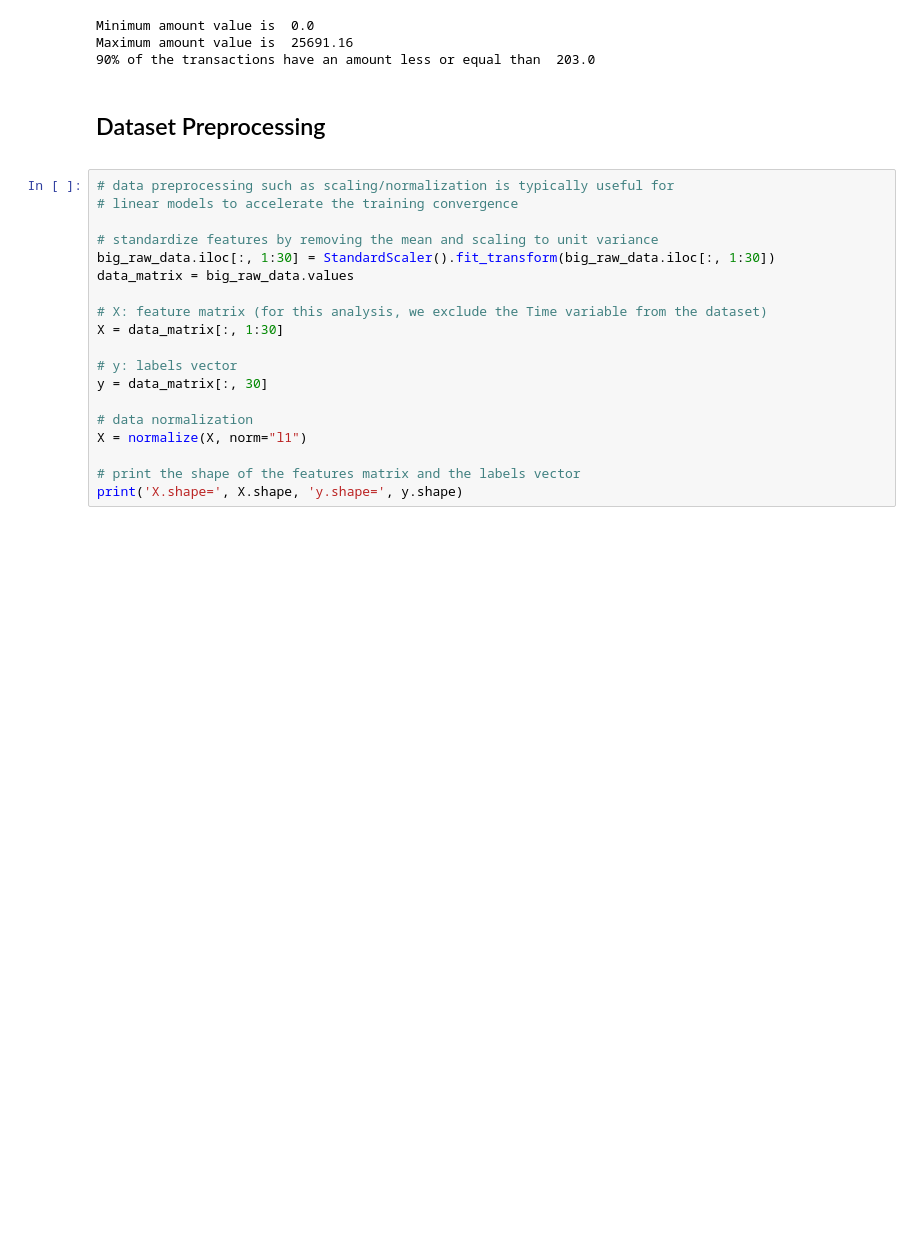
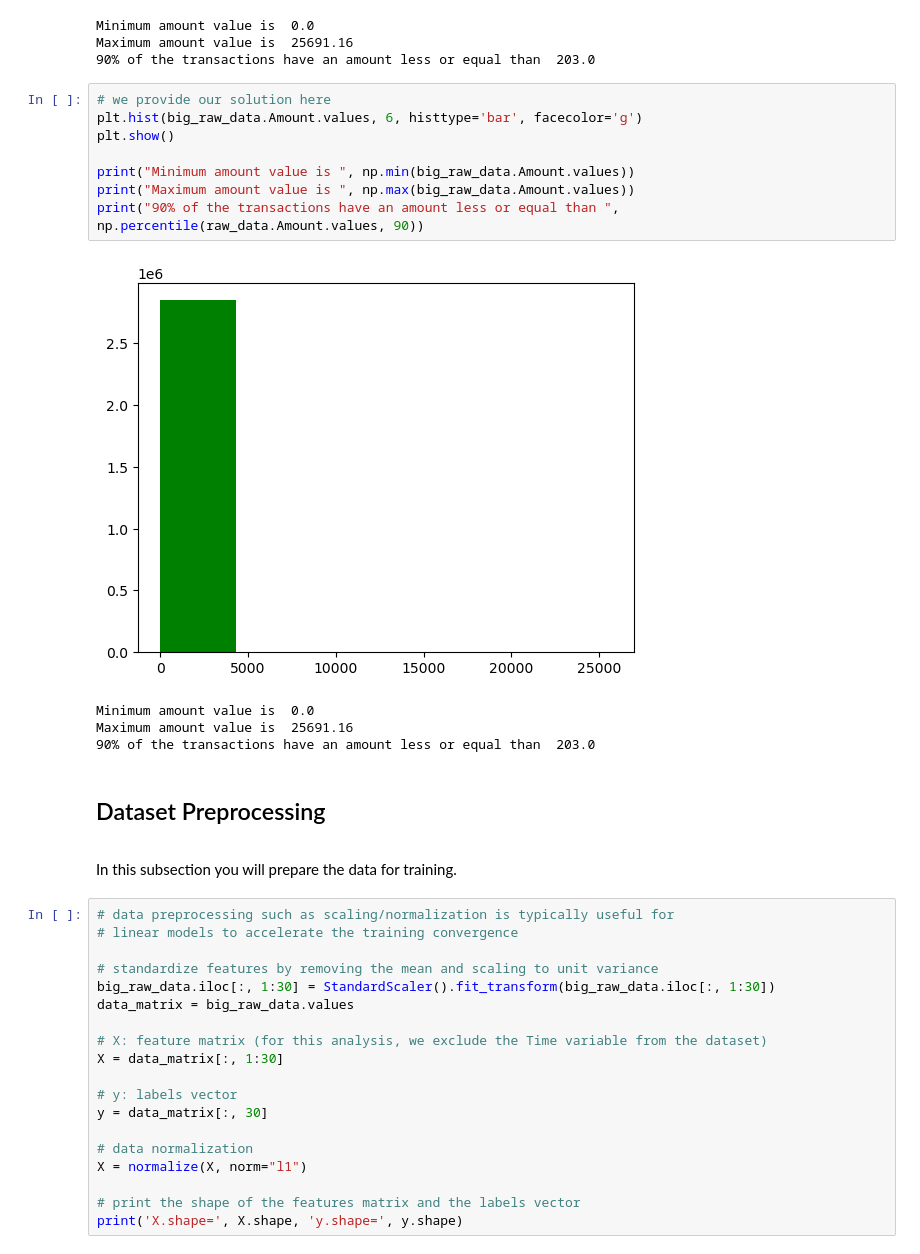
Before and after one commit to alexsmaeda/Cradit-Card-Fraud, a Jupyter notebook: creditcard_fraud_classification_tree_svm.ipynb, the cells around one changed output. Saved outputs shown, nothing was run; the diff lists cells and outputs as text; blank space fills up the shorter version.

```diff
--- a/creditcard_fraud_classification_tree_svm.ipynb
+++ b/creditcard_fraud_classification_tree_svm.ipynb
@@ -133,10 +195,25 @@ print("90% of the transactions have an amount less or equal than ", np.percentil
 Minimum amount value is  0.0
 Maximum amount value is  25691.16
 90% of the transactions have an amount less or equal than  203.0
+# %%
+# we provide our solution here
+plt.hist(big_raw_data.Amount.values, 6, histtype='bar', facecolor='g')
+plt.show()
+
+print("Minimum amount value is ", np.min(big_raw_data.Amount.values))
+print("Maximum amount value is ", np.max(big_raw_data.Amount.values))
+print("90% of the transactions have an amount less or equal than ", np.percentile(raw_data.Amount.values, 90))
+# %% [output]
+[figure, added]
+Minimum amount value is  0.0
+Maximum amount value is  25691.16
+90% of the transactions have an amount less or equal than  203.0
 # %% [markdown]
 <div id="dataset_preprocessing">
     <h2>Dataset Preprocessing</h2>
 </div>
+# %% [markdown]
+In this subsection you will prepare the data for training.
 # %%
 # data preprocessing such as scaling/normalization is typically useful for
 # linear models to accelerate the training convergence
```
Also changed, not shown: parts of 16 cells of this notebook.
